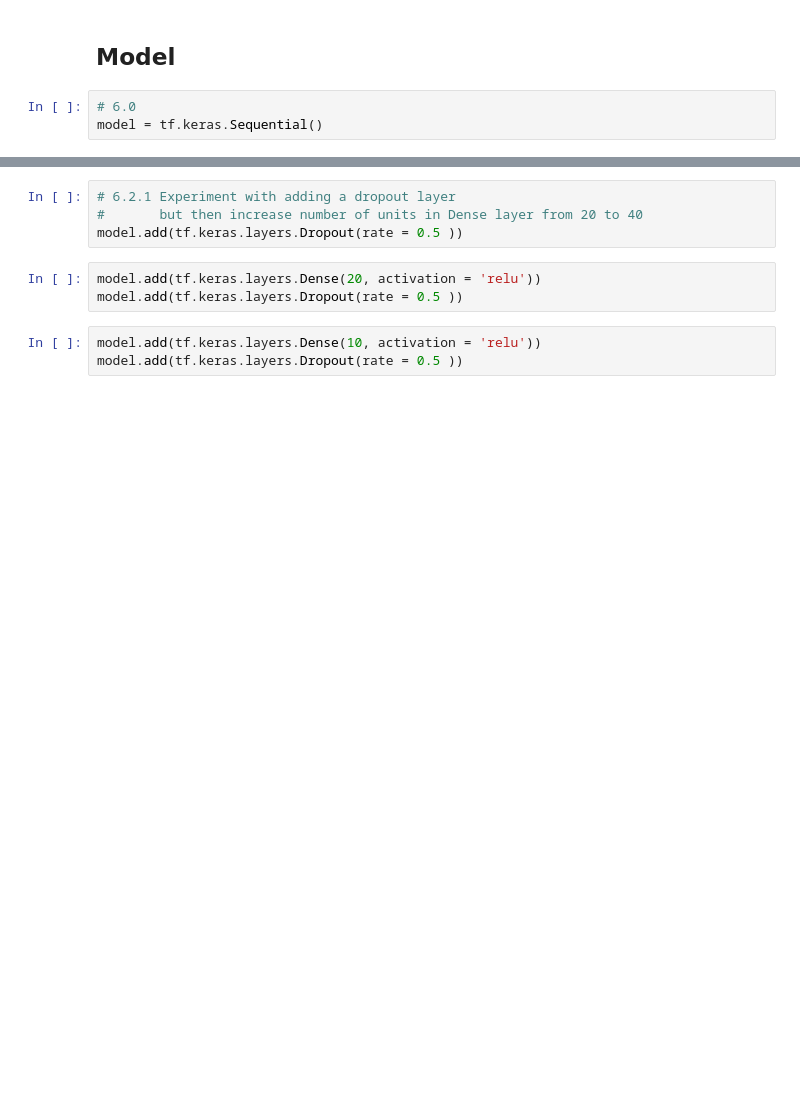
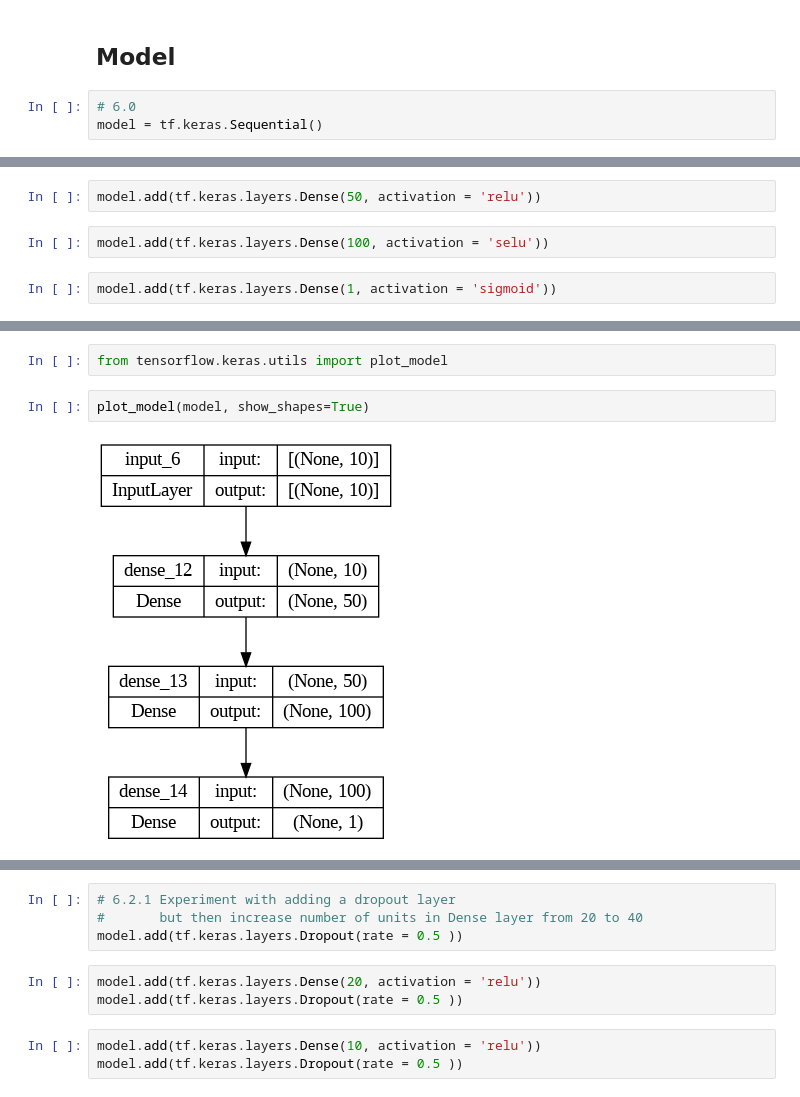
Before and after one commit to kushalk20/Deep-Learning, a Jupyter notebook: simpleNN_churn_modeling_data.ipynb, the cells around one changed output, grey strips where cells are left out. Cells and saved outputs as stored; diff of their text form; blank space fills up the shorter version.

```diff
--- a/simpleNN_churn_modeling_data.ipynb
+++ b/simpleNN_churn_modeling_data.ipynb
@@ -146,0 +149,6 @@ model = tf.keras.Sequential()
+# %%
+model.add(tf.keras.layers.Dense(50, activation = 'relu'))
+# %%
+model.add(tf.keras.layers.Dense(100, activation = 'selu'))
+# %%
+model.add(tf.keras.layers.Dense(1, activation = 'sigmoid'))
@@ -146,0 +175,6 @@ model = tf.keras.Sequential()
+# %%
+from tensorflow.keras.utils import plot_model
+# %%
+plot_model(model, show_shapes=True)
+# %% [output]
+[figure, added]
```
Also changed, not shown: parts of 7 cells of this notebook.
